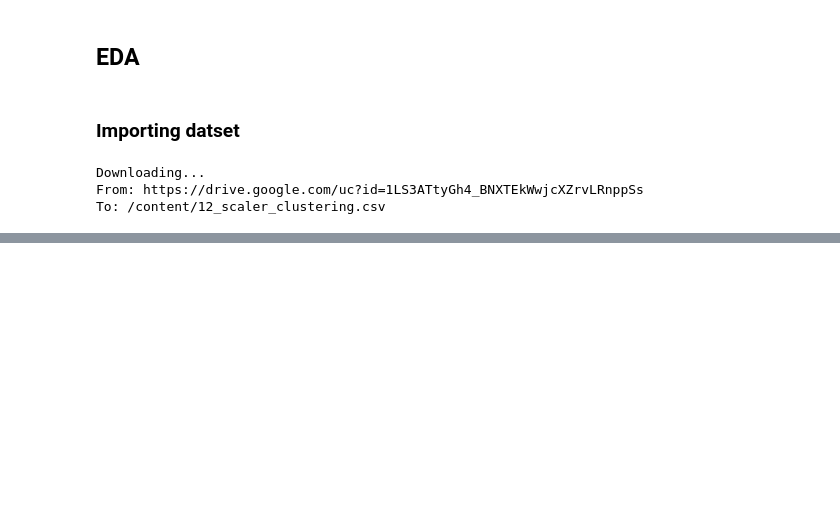
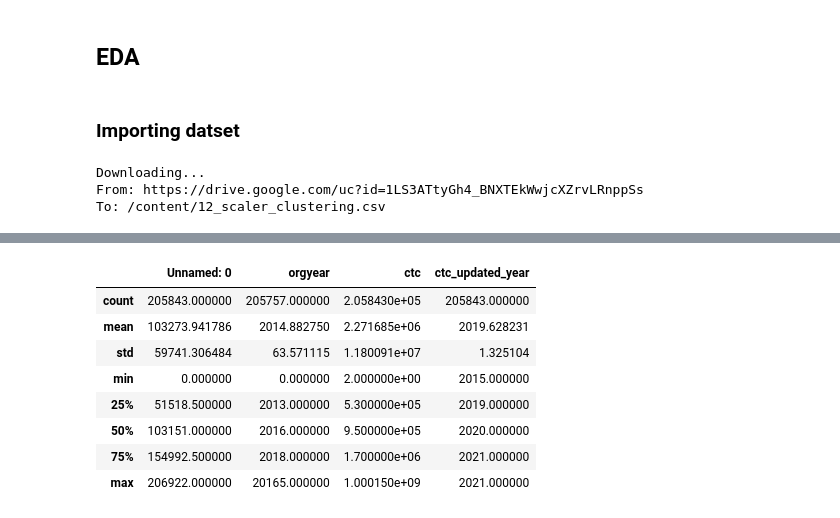
Before and after one commit to mayankbrn/9.12_Clustering_learners, a Jupyter notebook: Clustering_learners.ipynb, the cells around one changed output, grey strips where cells are left out. Cells and saved outputs as stored; diff of their text form; code cells hidden in the pictures; blank space fills up the shorter version.

```diff
--- a/Clustering_learners.ipynb
+++ b/Clustering_learners.ipynb
@@ -29,0 +47,12 @@ df.head()
+# %%
+df.describe() #numeric data
+# %% [output]
+|  | Unnamed: 0 | orgyear | ctc | ctc_updated_year |
+| count | 205843.000000 | 205757.000000 | 2.058430e+05 | 205843.000000 |
+| mean | 103273.941786 | 2014.882750 | 2.271685e+06 | 2019.628231 |
+| std | 59741.306484 | 63.571115 | 1.180091e+07 | 1.325104 |
+| min | 0.000000 | 0.000000 | 2.000000e+00 | 2015.000000 |
+| 25% | 51518.500000 | 2013.000000 | 5.300000e+05 | 2019.000000 |
+| 50% | 103151.000000 | 2016.000000 | 9.500000e+05 | 2020.000000 |
+| 75% | 154992.500000 | 2018.000000 | 1.700000e+06 | 2021.000000 |
+| max | 206922.000000 | 20165.000000 | 1.000150e+09 | 2021.000000 |
```
Also changed, not shown: parts of 23 cells of this notebook.
